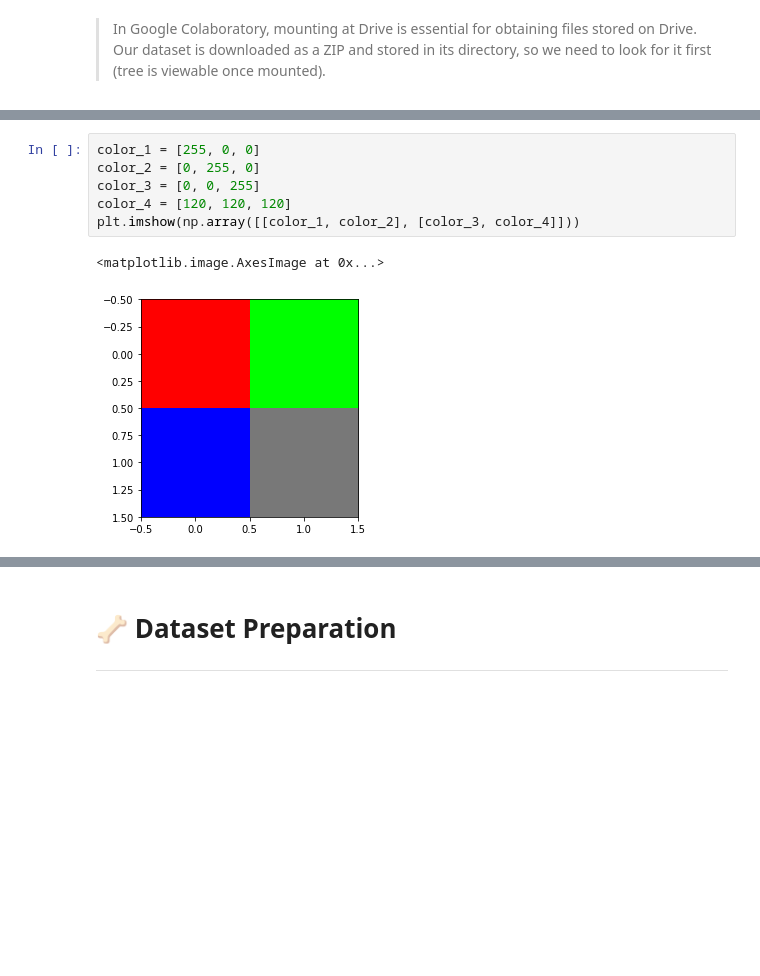
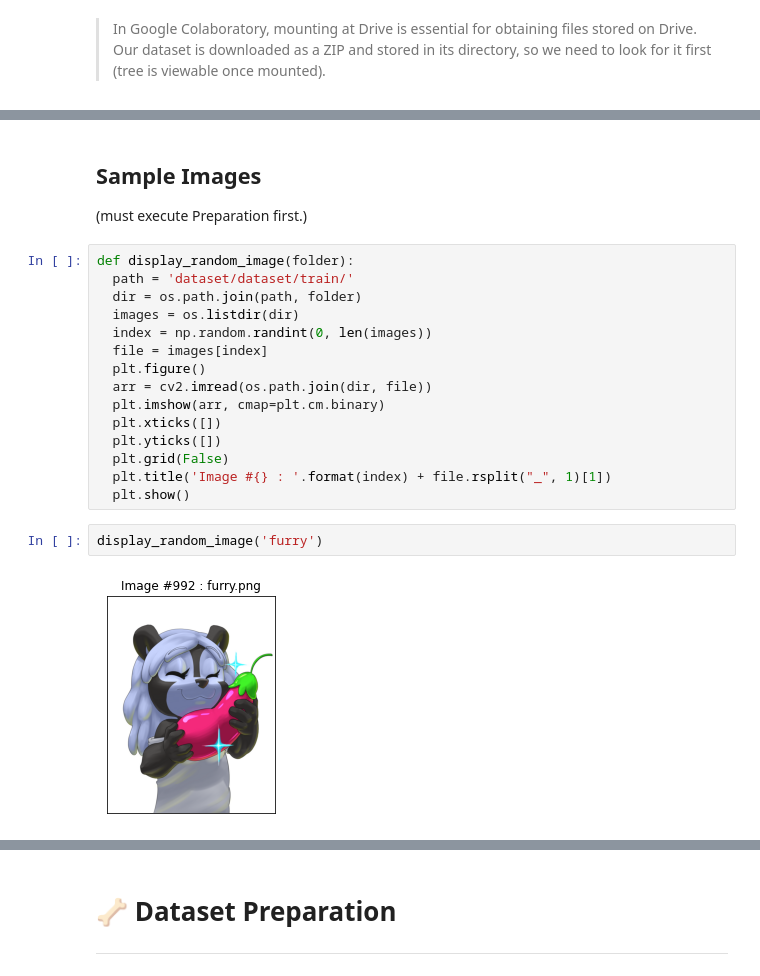
Before and after one commit to sweeneyngo/furspect, a Jupyter notebook: furspect.ipynb, the cells around one changed output, grey strips where cells are left out. Cells and saved outputs as stored; diff of their text form; blank space fills up the shorter version.

```diff
--- a/furspect.ipynb
+++ b/furspect.ipynb
@@ -84,9 +123,22 @@ print(arr.shape)
-# %%
-color_1 = [255, 0, 0]
-color_2 = [0, 255, 0]
-color_3 = [0, 0, 255]
-color_4 = [120, 120, 120]
-plt.imshow(np.array([[color_1, color_2], [color_3, color_4]]))
-# %% [output]
-<matplotlib.image.AxesImage at 0x...>
-[figure, removed]
+# %% [markdown]
+## Sample Images
+(must execute Preparation first.)
+# %%
+def display_random_image(folder):
+  path = 'dataset/dataset/train/'
+  dir = os.path.join(path, folder)
+  images = os.listdir(dir)
+  index = np.random.randint(0, len(images))
+  file = images[index]
+  plt.figure()
+  arr = cv2.imread(os.path.join(dir, file))
+  plt.imshow(arr, cmap=plt.cm.binary)
+  plt.xticks([])
+  plt.yticks([])
+  plt.grid(False)
+  plt.title('Image #{} : '.format(index) + file.rsplit("_", 1)[1])
+  plt.show()
+# %%
+display_random_image('furry')
+# %% [output]
+[figure, added]
```
Also changed, not shown: parts of 73 cells of this notebook.
